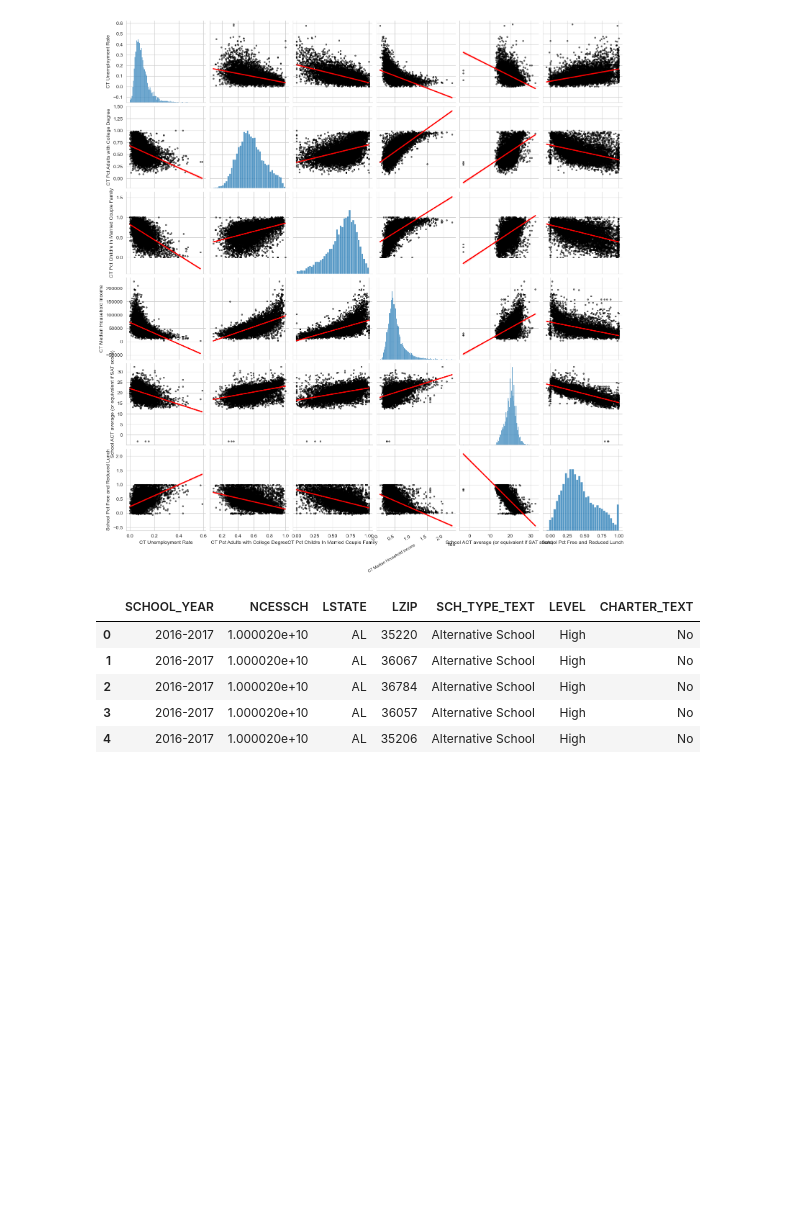
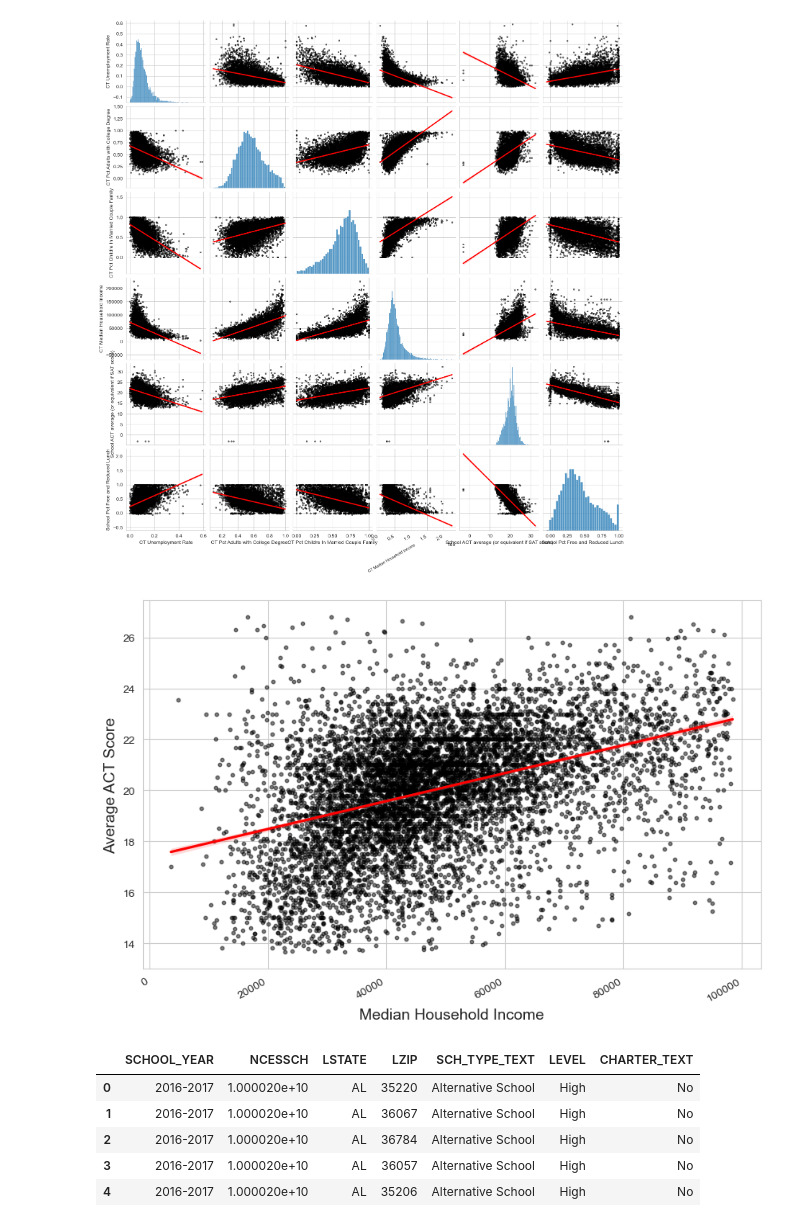
Before and after one commit to belvilleh/education, a Jupyter notebook: code/Education.ipynb, the cells around one changed output. Drawn from its saved outputs; the diff is of its cells as text; code cells hidden in the pictures; blank space fills up the shorter version.

```diff
--- a/code/Education.ipynb
+++ b/code/Education.ipynb
@@ -75,6 +75,39 @@ for ax in fig.axes.flat:
 plt.show()
 # %% [output]
 [figure]
+# %%
+# Remove outliers using IQR for both columns
+income_q1 = edgap['CT Median Household Income'].quantile(0.25)
+income_q3 = edgap['CT Median Household Income'].quantile(0.75)
+income_iqr = income_q3 - income_q1
+
+act_q1 = edgap['School ACT average (or equivalent if SAT score)'].quantile(0.25)
+act_q3 = edgap['School ACT average (or equivalent if SAT score)'].quantile(0.75)
+act_iqr = act_q3 - act_q1
+
+# Filtered EdGap DataFrame without outliers
+filtered_edgap = edgap[
+    (edgap['CT Median Household Income'] >= income_q1 - 1.5 * income_iqr) &
+    (edgap['CT Median Household Income'] <= income_q3 + 1.5 * income_iqr) &
+    (edgap['School ACT average (or equivalent if SAT score)'] >= act_q1 - 1.5 * act_iqr) &
+    (edgap['School ACT average (or equivalent if SAT score)'] <= act_q3 + 1.5 * act_iqr)
+]
+
+# Scatter plot with regression line after removing outliers
+plt.figure(figsize=(10, 6))
+sns.regplot(
+    data=filtered_edgap,
+    x='CT Median Household Income',
+    y='School ACT average (or equivalent if SAT score)',
+    scatter_kws={'alpha':0.5, 'color':'k', 's':10},
+    line_kws={'color':'red'}
+)
+plt.xlabel('Median Household Income', fontsize=14)
+plt.ylabel('Average ACT Score', fontsize=14)
+plt.xticks(rotation=30, ha='right')
+plt.show()
+# %% [output]
+[figure, added]
 # %%
 school_information = scores[
     ['SCHOOL_YEAR', 'NCESSCH', 'LSTATE', 'LZIP', 'SCH_TYPE_TEXT', 'LEVEL', 'CHARTER_TEXT']
```
Also changed, not shown: parts of 12 cells of this notebook.
